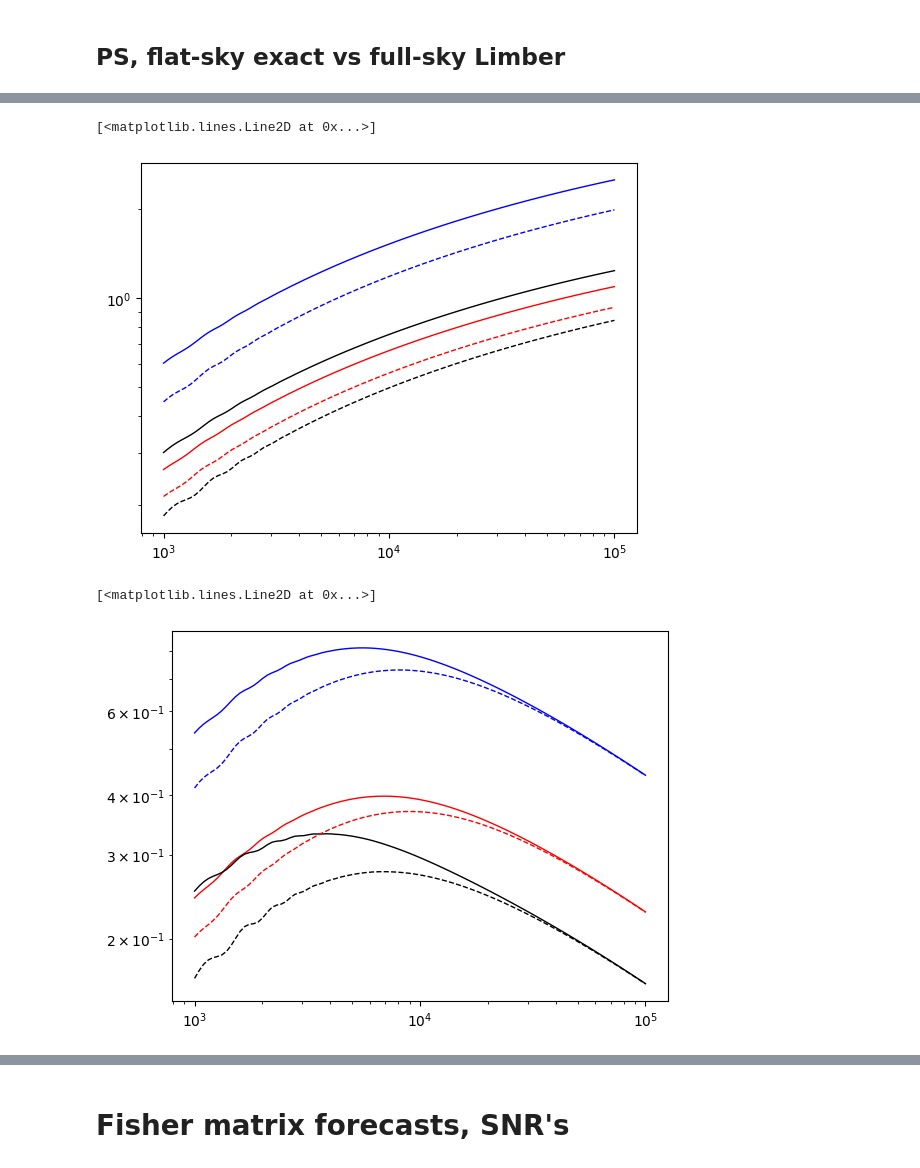
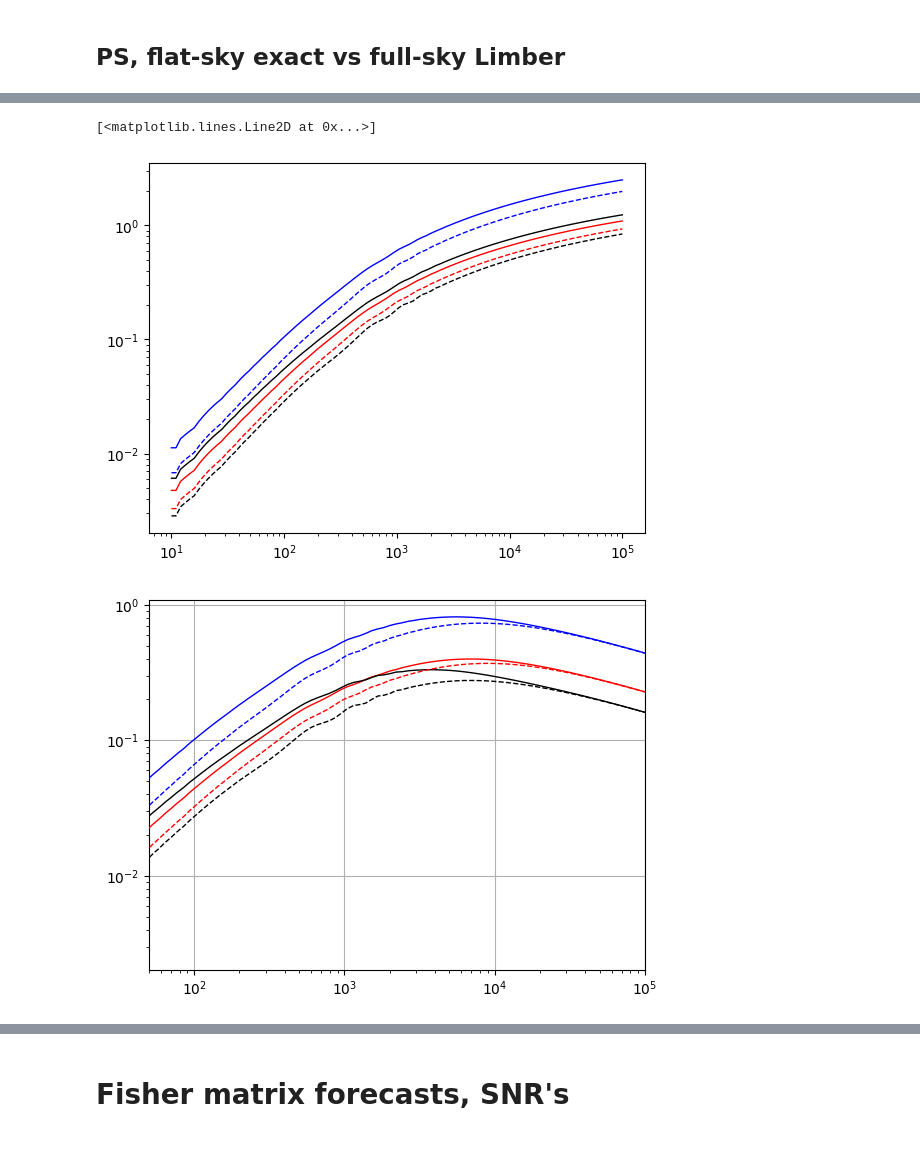
Before and after one commit to GiorgioOrlando/21cm_CMB_cross, a Jupyter notebook: 21_cm_Thomas.ipynb, the cells around one changed output, grey strips where cells are left out. Drawn from its saved outputs; the diff is of its cells as text; code cells hidden in the pictures.

```diff
--- a/21_cm_Thomas.ipynb
+++ b/21_cm_Thomas.ipynb
@@ -2279,7 +2280,7 @@ plt.close()
 # %%
 # list of l for plot
 
-llistpl = np.logspace(3,5,100)
+llistpl = np.logspace(1,5,100)
 
 def trans(qpar,l,r,z):
     if z==30:
@@ -2524,18 +2514,20 @@ plt.loglog(llistpl,C21r300_novel, label = '$z=30$', color = 'red', linewidth = 1
 plt.loglog(llistpl,C21r1000_novel, label = '$z=30$', color = 'black', linewidth = 1, linestyle = '--', zorder = 10)
 # %% [output]
 [<matplotlib.lines.Line2D at 0x...>]
-[figure, old version]
+[figure, new version]
 # %%
 plt.loglog(llistpl,C21r5001, label = '$z=30$', color = 'blue', linewidth = 1, linestyle = '-', zorder = 10)
 plt.loglog(llistpl,C21r3001, label = '$z=30$', color = 'red', linewidth = 1, linestyle = '-', zorder = 10)
 plt.loglog(llistpl,C21r10001, label = '$z=30$', color = 'black', linewidth = 1, linestyle = '-', zorder = 10)
 
 plt.loglog(llistpl,C21r5001_novel, label = '$z=30$', color = 'blue', linewidth = 1, linestyle = '--', zorder = 10)
 plt.loglog(llistpl,C21r3001_novel, label = '$z=30$', color = 'red', linewidth = 1, linestyle = '--', zorder = 10)
 plt.loglog(llistpl,C21r10001_novel, label = '$z=30$', color = 'black', linewidth = 1, linestyle = '--', zorder = 10)
+plt.xlim(50,1e5)
+plt.grid()
+plt.show()
 # %% [output]
-[<matplotlib.lines.Line2D at 0x...>]
-[figure, old version]
+[figure, new version]
 # %%
 plt.loglog(llistpl,C21r5001,  color = 'blue', linewidth = 1, linestyle = '--', zorder = 10)
 # # plt.plot(llistpl,C21r50w01plt, color = 'royalblue', linewidth = 1, linestyle = '--', zorder = 10)
```
Also changed, not shown: parts of 57 cells of this notebook, 27 other files.
